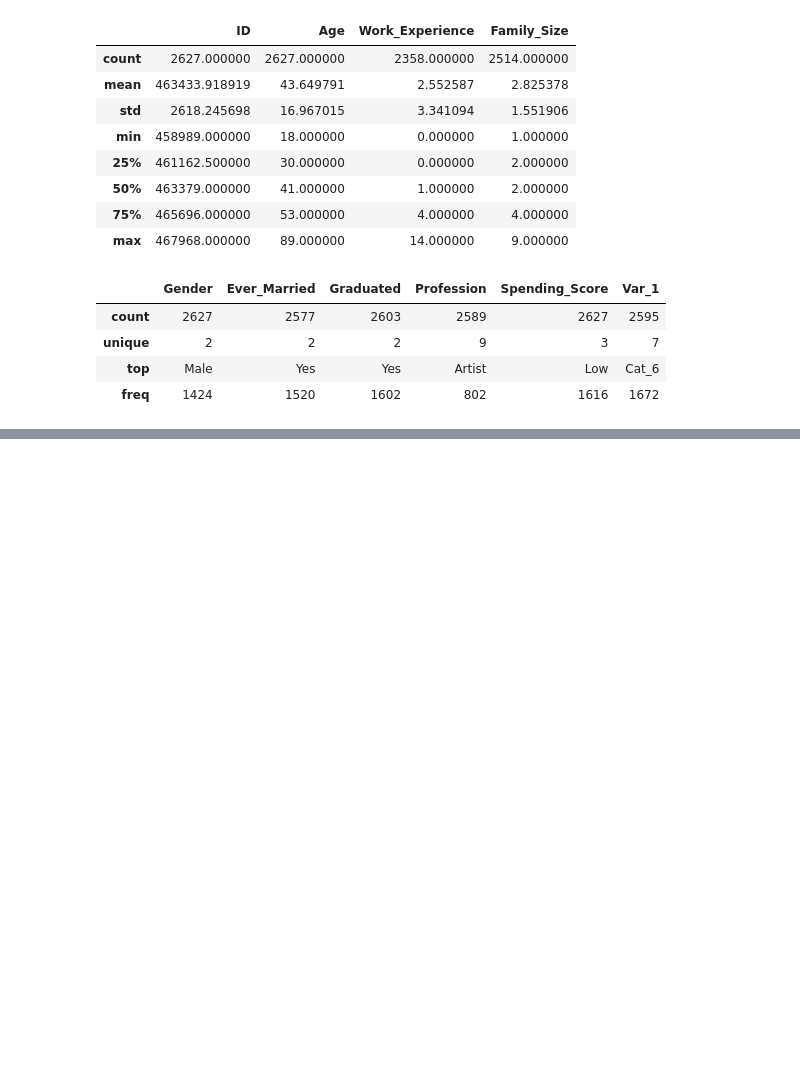
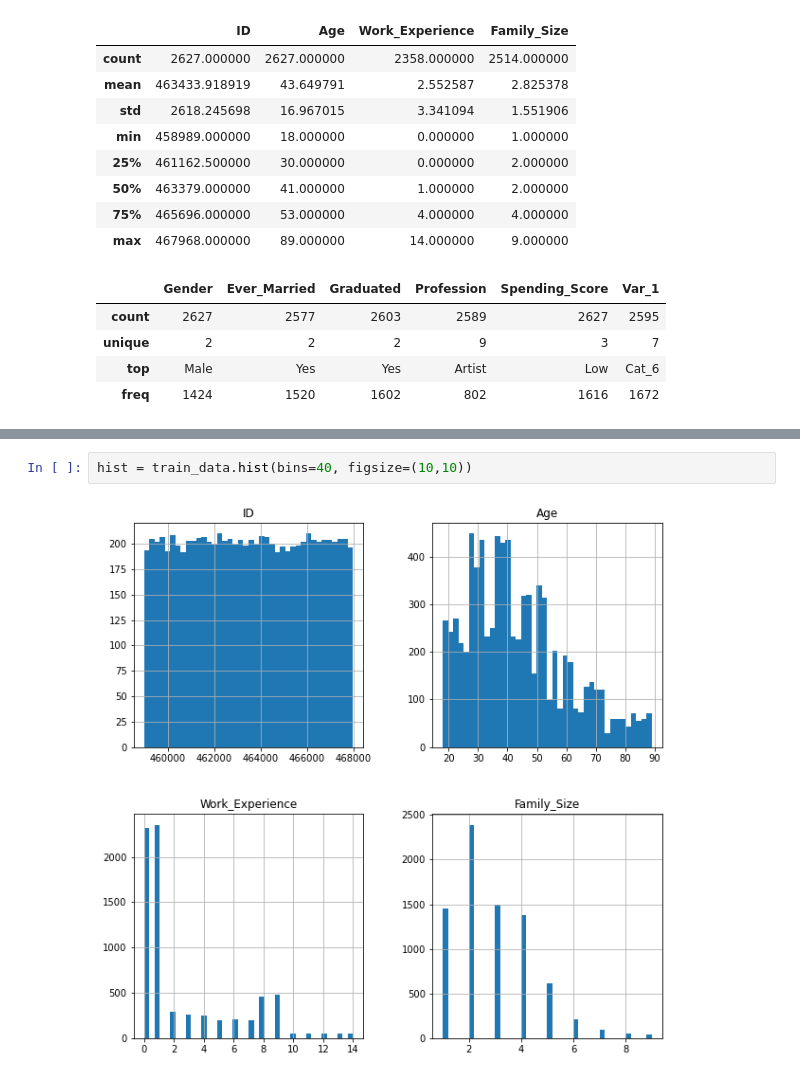
Before and after one commit to prateeksamudrala/predictivesegmentation, a Jupyter notebook: Predictive Segmentation.ipynb, the cells around one changed output, grey strips where cells are left out. Drawn from its saved outputs; the diff is of its cells as text; blank space fills up the shorter version.

```diff
--- a/Predictive Segmentation.ipynb
+++ b/Predictive Segmentation.ipynb
@@ -133,0 +170,4 @@ NameError: name 'train' is not defined
+# %%
+hist = train_data.hist(bins=40, figsize=(10,10))
+# %% [output]
+[figure, added]
```
Also changed, not shown: parts of 41 cells of this notebook, 1 other file.
